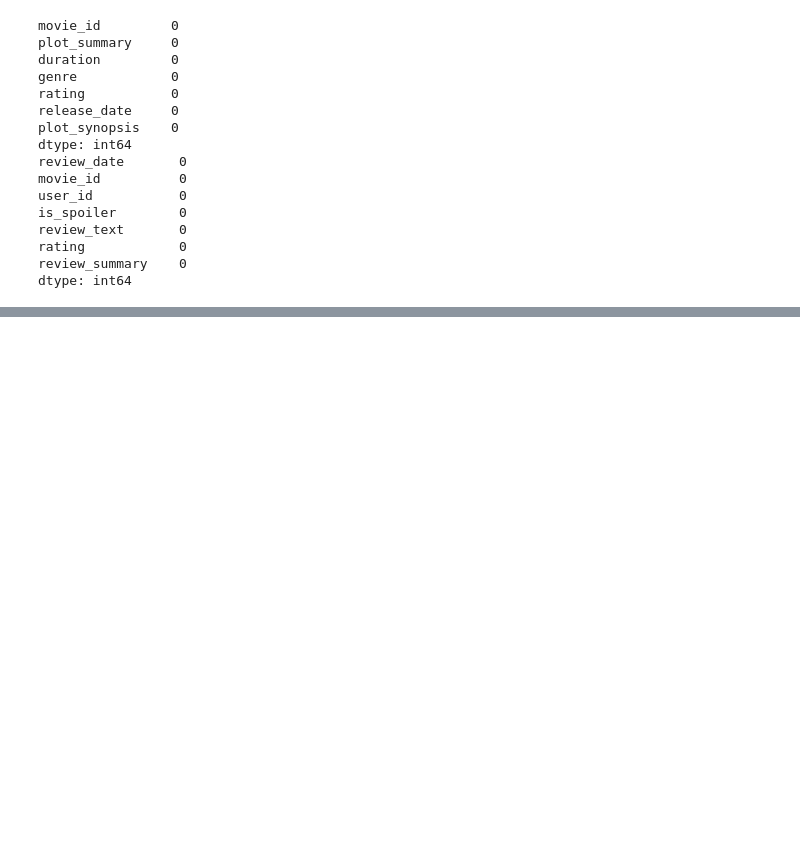
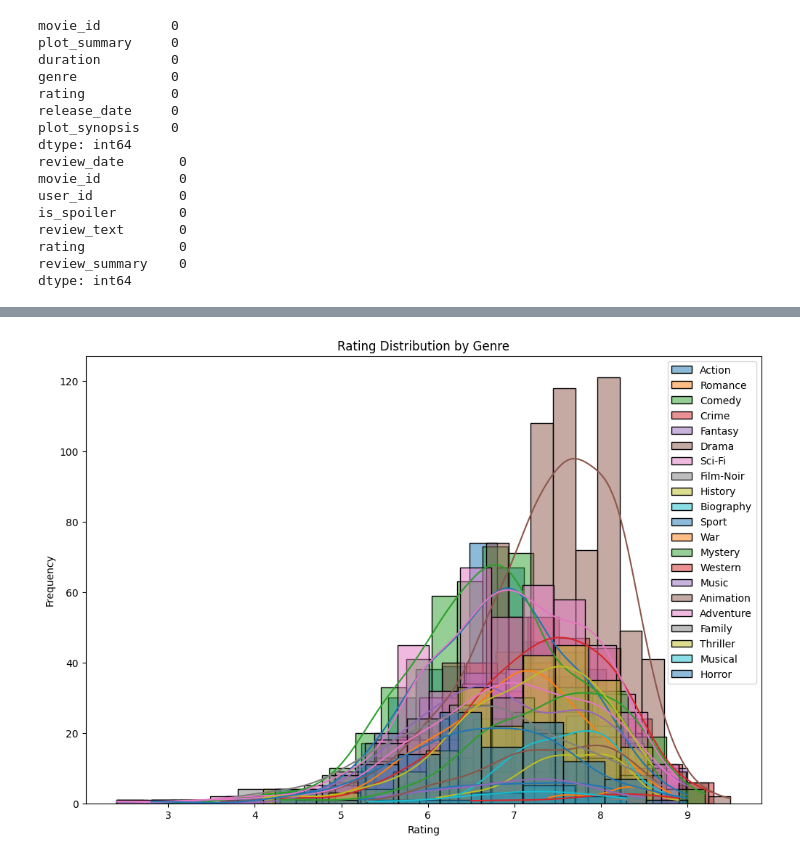
Before and after one commit to HaoEarm/DSA4213_Proj, a Jupyter notebook: EDA_imdb.ipynb, the cells around one changed output, grey strips where cells are left out. Cells and saved outputs as stored; diff of their text form; code cells hidden in the pictures; blank space fills up the shorter version.

```diff
--- a/EDA_imdb.ipynb
+++ b/EDA_imdb.ipynb
@@ -220,0 +300,11 @@ imdb_movies_with_titles
+# %%
+plt.figure(figsize=(12, 8))
+for genre in genres:
+    sns.histplot(new_df[new_df[genre] == 1]['rating'], kde=True, label=genre, alpha=0.5)
+plt.xlabel('Rating')
+plt.ylabel('Frequency')
+plt.title('Rating Distribution by Genre')
+plt.legend()
+plt.show()
+# %% [output]
+[figure, added]
```
Also changed, not shown: parts of 17 cells of this notebook, 1 other file.
